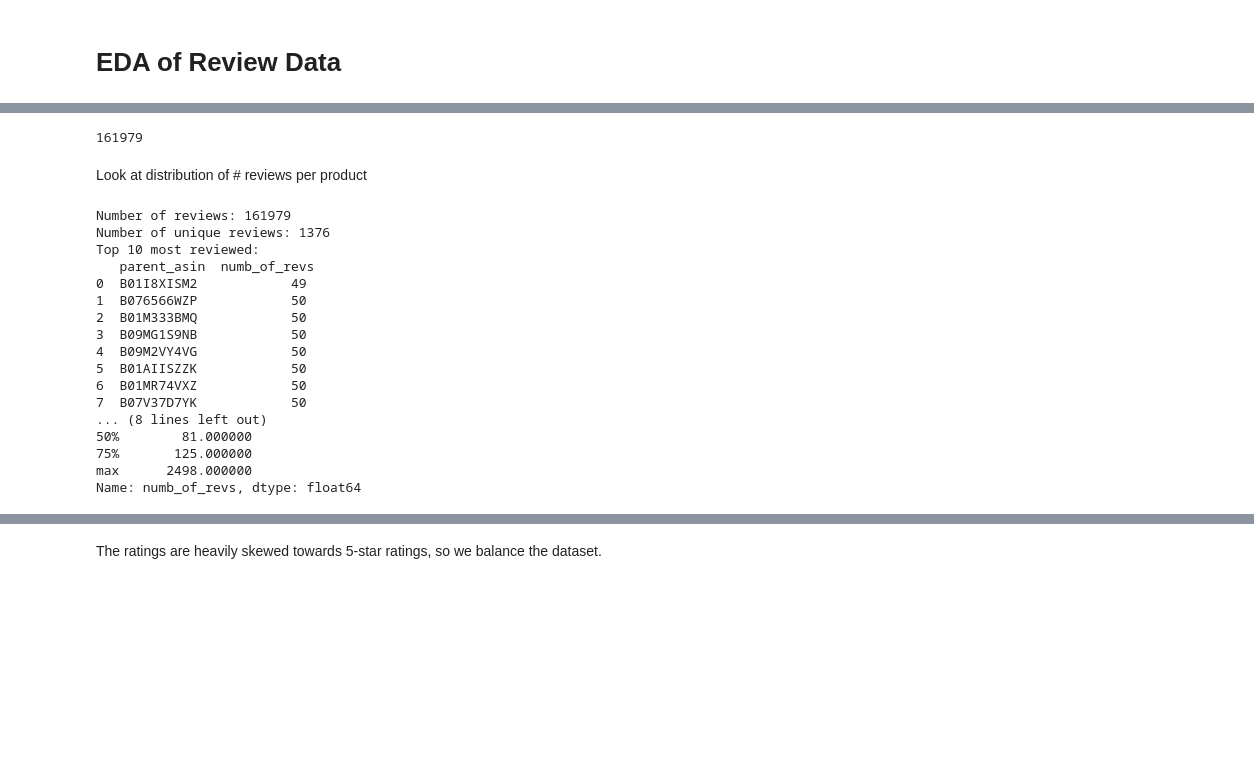
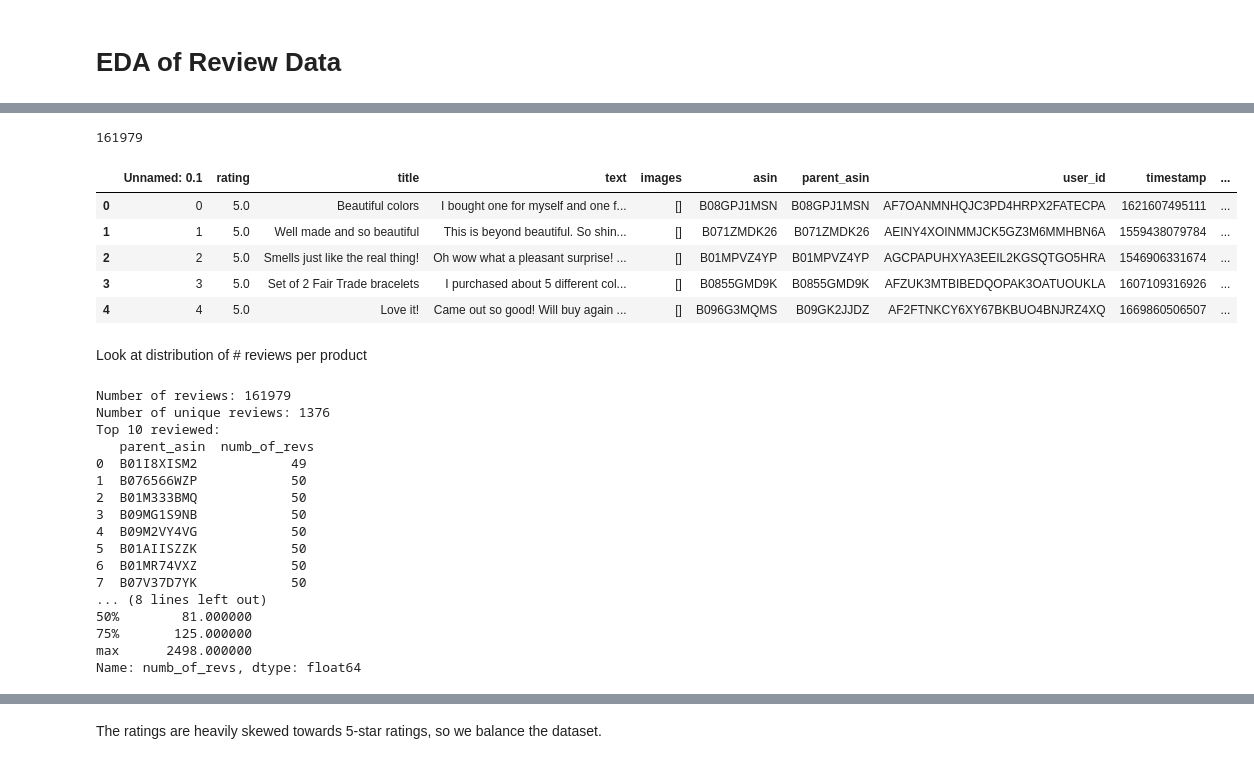
Before and after one commit to emilyguancamole/product-sentiment, a Jupyter notebook: eda.ipynb, the cells around one changed output, grey strips where cells are left out. Drawn from its saved outputs; the diff is of its cells as text; code cells hidden in the pictures; blank space fills up the shorter version.

```diff
--- a/eda.ipynb
+++ b/eda.ipynb
@@ -29,10 +29,16 @@ Unique categories: {'Handbags & Accessories', 'Badge Clips & Reels', 'Wallets &
 # %%
-reviews_handmade = pd.read_csv('handmade_reviews.csv').drop(['Unnamed: 0'], axis=1)  # with > 5 reviews
+reviews_handmade = pd.read_csv('handmade_reviews.csv')  # with > 5 reviews
 print(len(reviews_handmade))
 reviews_handmade.head()
-reviews_handmade.to_csv('handmade_reviews.csv', index=False)
+# reviews_handmade.to_csv('handmade_reviews.csv', index=False)
 # %% [output]
 161979
+|  | Unnamed: 0.1 | rating | title | text | images | asin | parent_asin | user_id | timestamp | ... |
+| 0 | 0 | 5.0 | Beautiful colors | I bought one for myself and one f... | [] | B08GPJ1MSN | B08GPJ1MSN | AF7OANMNHQJC3PD4HRPX2FATECPA | 1621607495111 | ... |
+| 1 | 1 | 5.0 | Well made and so beautiful | This is beyond beautiful. So shin... | [] | B071ZMDK26 | B071ZMDK26 | AEINY4XOINMMJCK5GZ3M6MMHBN6A | 1559438079784 | ... |
+| 2 | 2 | 5.0 | Smells just like the real thing! | Oh wow what a pleasant surprise! ... | [] | B01MPVZ4YP | B01MPVZ4YP | AGCPAPUHXYA3EEIL2KGSQTGO5HRA | 1546906331674 | ... |
+| 3 | 3 | 5.0 | Set of 2 Fair Trade bracelets | I purchased about 5 different col... | [] | B0855GMD9K | B0855GMD9K | AFZUK3MTBIBEDQOPAK3OATUOUKLA | 1607109316926 | ... |
+| 4 | 4 | 5.0 | Love it! | Came out so good! Will buy again ... | [] | B096G3MQMS | B09GK2JJDZ | AF2FTNKCY6XY67BKBUO4BNJRZ4XQ | 1669860506507 | ... |
 # %% [markdown]
 Look at distribution of # reviews per product
 # %%
@@ -52,10 +58,10 @@ def get_most_reviewed_prods(reviews_df, least_reviewed=False):
     print(review_counts['numb_of_revs'].describe())
 # %%
-get_most_reviewed_prods(reviews_handmade)
+get_most_reviewed_prods(reviews_handmade, least_reviewed=True)
 # %% [output]
 Number of reviews: 161979
 Number of unique reviews: 1376
-Top 10 most reviewed:
+Top 10 reviewed:
    parent_asin  numb_of_revs
 0  B01I8XISM2            49
 1  B076566WZP            50
```
Also changed, not shown: parts of 6 cells of this notebook, 3 other files.
